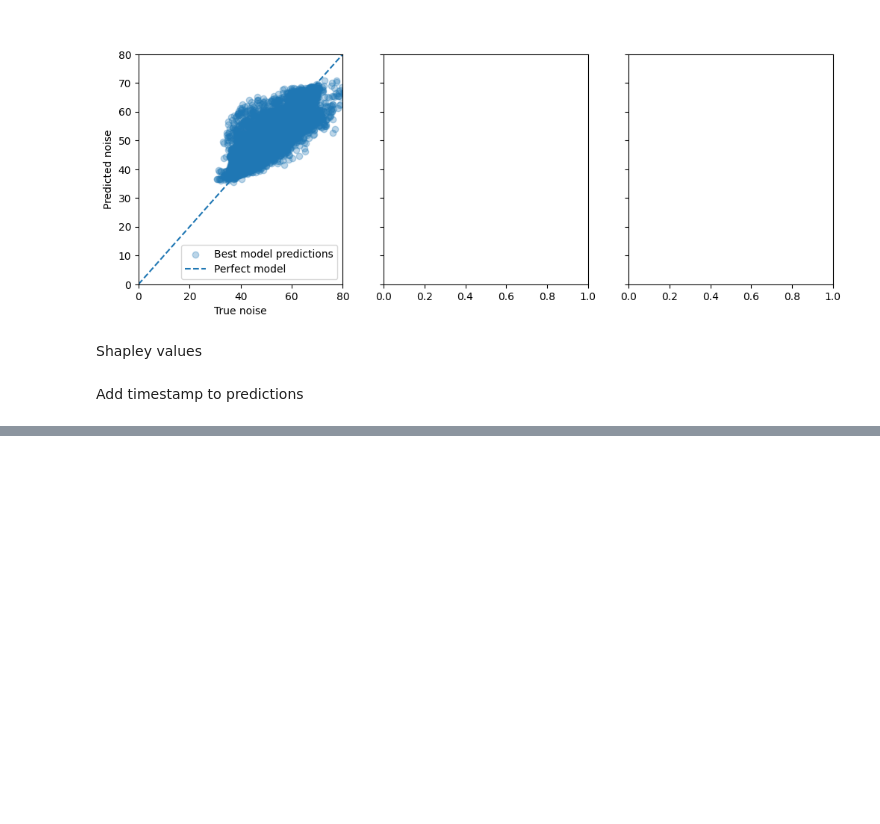
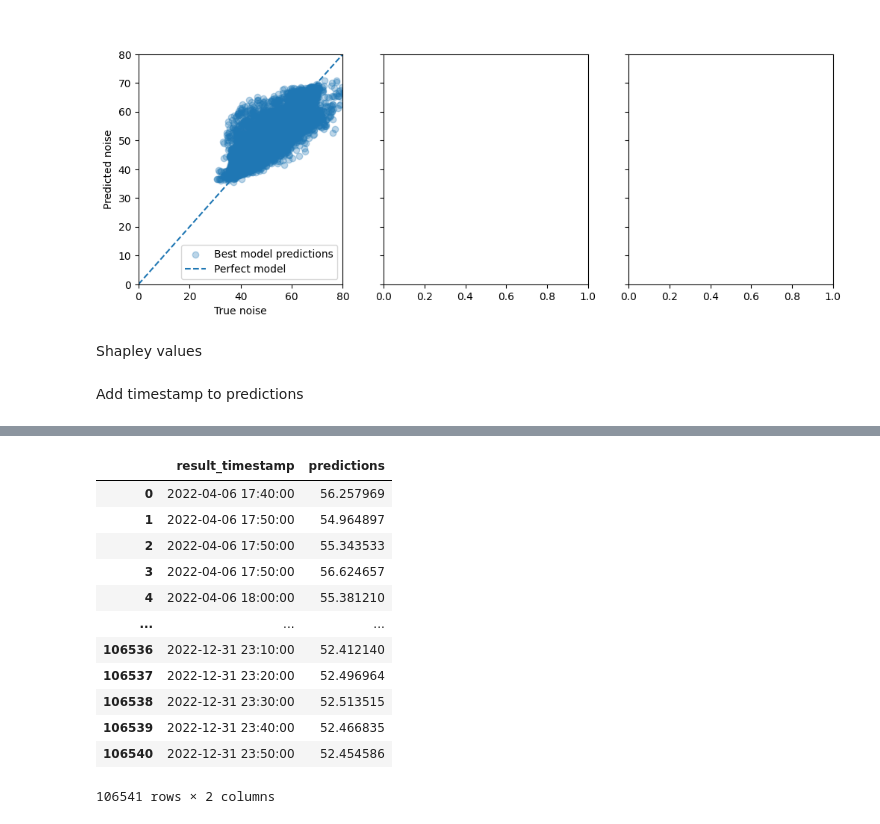
Before and after one commit to IvanaOsredek/ModernDataAnalyticsProject, a Jupyter notebook: MDA_main_notebook.ipynb, the cells around one changed output, grey strips where cells are left out. Cells and saved outputs as stored; diff of their text form; code cells hidden in the pictures; blank space fills up the shorter version.

```diff
--- a/MDA_main_notebook.ipynb
+++ b/MDA_main_notebook.ipynb
@@ -381,0 +435,18 @@ predictions_timestamped = pd.concat([pd.DataFrame(delayed_df_test['result_timest
+# %%
+predictions_timestamped = predictions_timestamped.drop('index',axis=1)
+# %%
+predictions_timestamped
+# %% [output]
+|  | result_timestamp | predictions |
+| 0 | 2022-04-06 17:40:00 | 56.257969 |
+| 1 | 2022-04-06 17:50:00 | 54.964897 |
+| 2 | 2022-04-06 17:50:00 | 55.343533 |
+| 3 | 2022-04-06 17:50:00 | 56.624657 |
+| 4 | 2022-04-06 18:00:00 | 55.381210 |
+| ... | ... | ... |
+| 106536 | 2022-12-31 23:10:00 | 52.412140 |
+| 106537 | 2022-12-31 23:20:00 | 52.496964 |
+| 106538 | 2022-12-31 23:30:00 | 52.513515 |
+| 106539 | 2022-12-31 23:40:00 | 52.466835 |
+| 106540 | 2022-12-31 23:50:00 | 52.454586 |
+106541 rows × 2 columns
```
Also changed, not shown: parts of 6 cells of this notebook.
